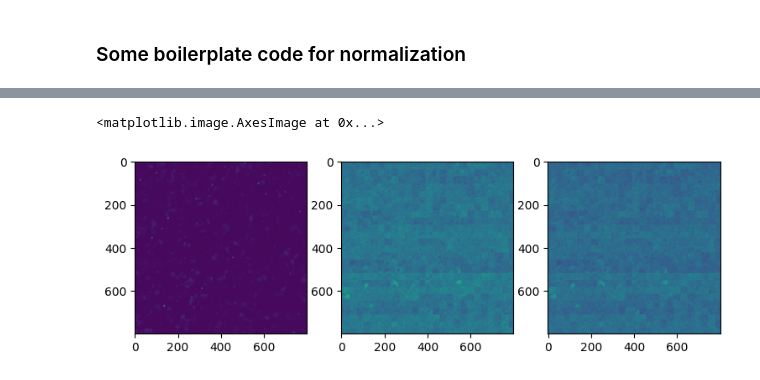
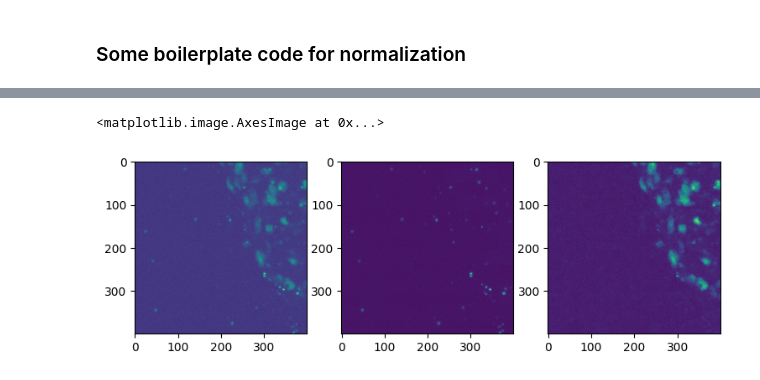
Before and after one commit to CAREamics/microSplit-reproducibility, a Jupyter notebook: evaluate_puncta_removal.ipynb, the cells around one changed output, grey strips where cells are left out. Cells and saved outputs as stored; diff of their text form; code cells hidden in the pictures.

Commit message:
a simple notebook to evaluate puncta removal

```diff
--- a/evaluate_puncta_removal.ipynb
+++ b/evaluate_puncta_removal.ipynb
@@ -145,7 +110,7 @@ print(inp.mean(), inp.std())
 # %%
 import torch
 # ckpt_dir = '//group/jug/ashesh/training/naturemethodtesting/2411/denoisplit_HTIba1Ki67/6/best-epoch=38.ckpt'
-ckpt_dir = '/group/jug/ashesh/training/naturemethodtesting/2411/denoisplit_PunctaRemoval/0/last.ckpt'
+ckpt_dir = '/group/jug/ashesh/training/naturemethodtesting/2411/denoisplit_PunctaRemoval/1/last.ckpt'
 model = setup_dict['model']
 # get the parameters from the checkpoint
 model.load_state_dict(torch.load(ckpt_dir)['state_dict'], strict=True)
@@ -243,13 +203,13 @@ pred = stitch_predictions_new(pred_tiles,test_dset)
 # %%
 import matplotlib.pyplot as plt
 
 _,ax = plt.subplots(figsize=(9,3),ncols=3)
-h = 1000
-w = 1000
-sz = 800
+sz = 400
+h = np.random.randint(0, test_data.shape[1] - sz)
+w = np.random.randint(0, test_data.shape[2] - sz)
 ax[0].imshow(test_data[0,h:h+sz,w:w+sz])
 ax[1].imshow(pred[0,h:h+sz,w:w+sz,0])
 ax[2].imshow(pred[0,h:h+sz,w:w+sz,1])
 # %% [output]
 <matplotlib.image.AxesImage at 0x...>
-[figure, old version]
+[figure, new version]
```
Also changed, not shown: parts of 9 cells of this notebook.
